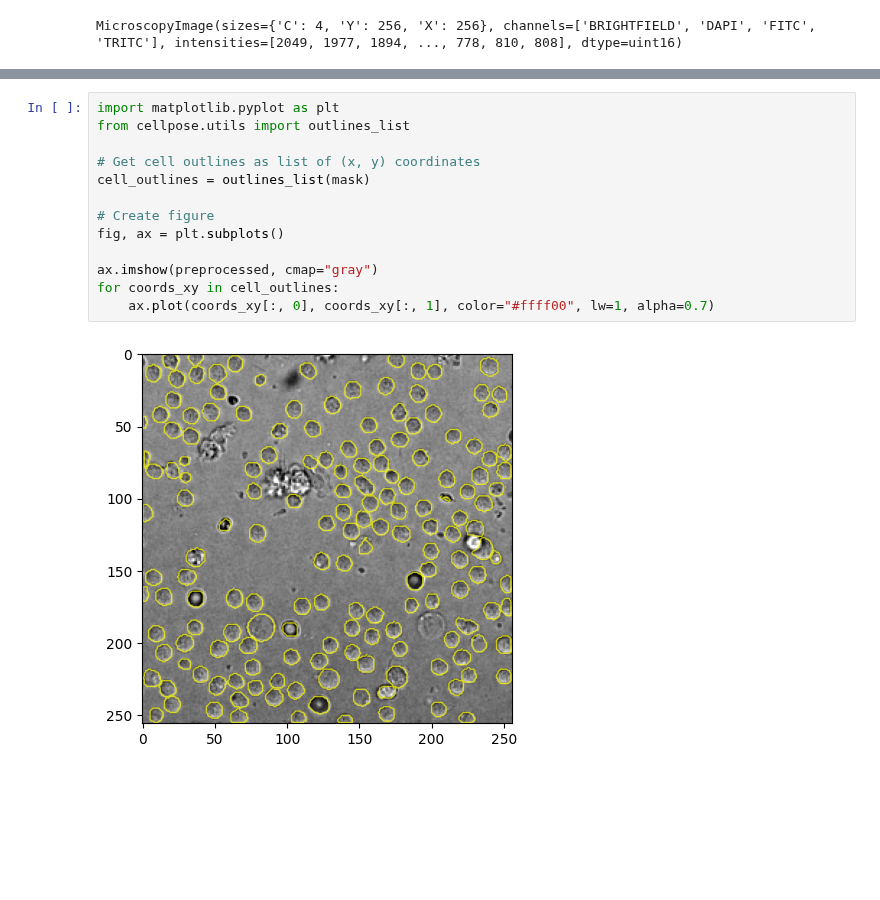
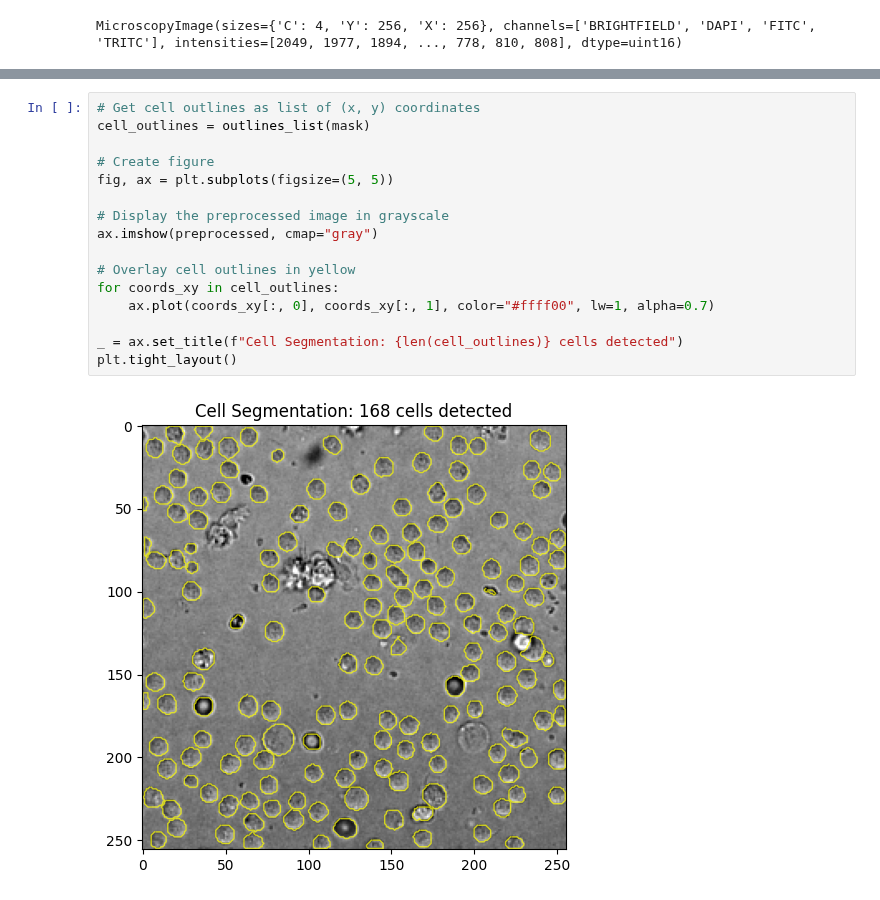
Before and after one commit to Arcadia-Science/arcadia-microscopy-tools, a Jupyter notebook: docs/examples/cell_segmentation.ipynb, the cells around one changed output, grey strips where cells are left out. Drawn from its saved outputs; the diff is of its cells as text; blank space fills up the shorter version.

Commit message:
Update cell_segmentation.ipynb
- add markdown

```diff
--- a/docs/examples/cell_segmentation.ipynb
+++ b/docs/examples/cell_segmentation.ipynb
@@ -33,15 +77,18 @@ mask = model.segment(preprocessed.astype(float))
 # %%
-import matplotlib.pyplot as plt
-from cellpose.utils import outlines_list
-
 # Get cell outlines as list of (x, y) coordinates
 cell_outlines = outlines_list(mask)
 
 # Create figure
-fig, ax = plt.subplots()
+fig, ax = plt.subplots(figsize=(5, 5))
 
+# Display the preprocessed image in grayscale
 ax.imshow(preprocessed, cmap="gray")
+
+# Overlay cell outlines in yellow
 for coords_xy in cell_outlines:
     ax.plot(coords_xy[:, 0], coords_xy[:, 1], color="#ffff00", lw=1, alpha=0.7)
+
+_ = ax.set_title(f"Cell Segmentation: {len(cell_outlines)} cells detected")
+plt.tight_layout()
 # %% [output]
-[figure, old version]
+[figure, new version]
```
Also changed, not shown: parts of 9 cells of this notebook.
